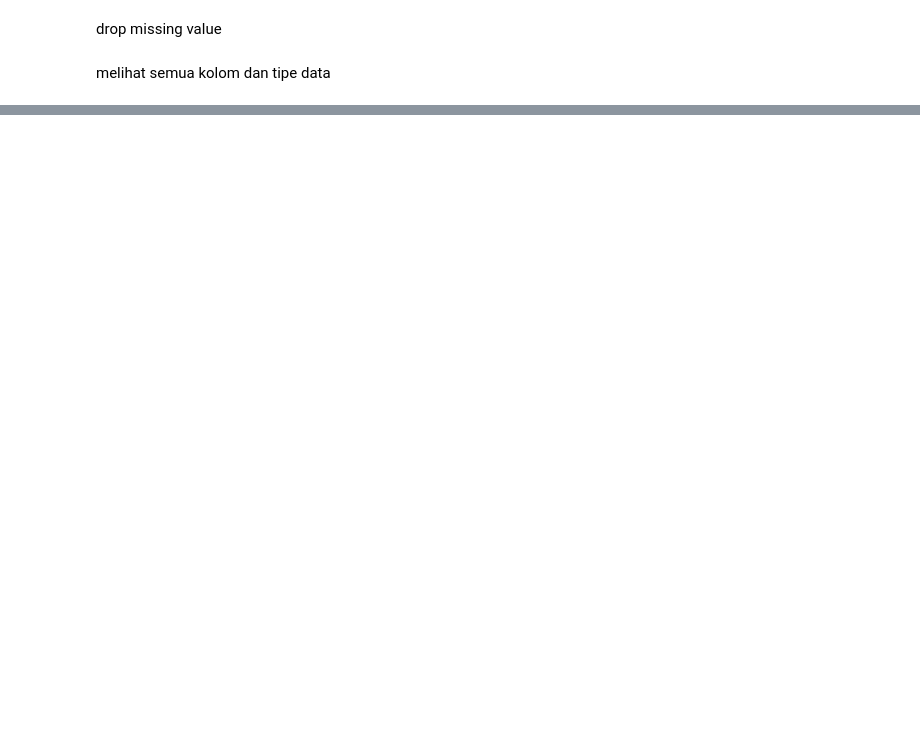
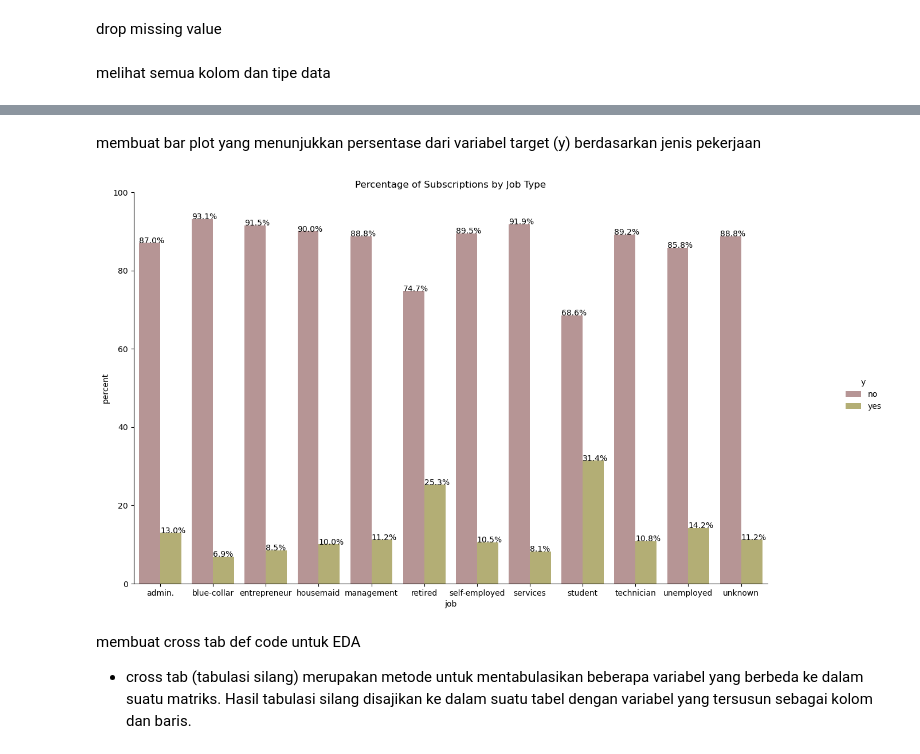
Before and after one commit to savitripitaloka/H8_012_10, a Jupyter notebook: Assignment 3/PYTN_Assgn_3_10_Savitri Dyah Ayu Pitaloka.ipynb, the cells around one changed output, grey strips where cells are left out. Saved outputs shown, nothing was run; the diff lists cells and outputs as text; code cells hidden in the pictures; blank space fills up the shorter version.

```diff
--- a/Assignment 3/PYTN_Assgn_3_10_Savitri Dyah Ayu Pitaloka.ipynb
+++ b/Assignment 3/PYTN_Assgn_3_10_Savitri Dyah Ayu Pitaloka.ipynb
@@ -240,0 +268,9 @@ memory usage: 964.2+ KB
+# %%
+df_bank['pdays_missing'] = 0
+df_bank['pdays_less_5'] = 0
+df_bank['pdays_greater_15'] = 0
+df_bank['pdays_bet_5_15'] = 0
+df_bank['pdays_missing'][df_bank['pdays'] == 999] = 1
+df_bank['pdays_less_5'][df_bank['pdays']<5] = 1
+df_bank['pdays_greater_15'][(df_bank['pdays']>15) & (df_bank['pdays']<999)] = 1
+df_bank['pdays_bet_5_15'][(df_bank['pdays']>=5)&(df_bank['pdays']<=15)]= 1
@@ -240,0 +279,3 @@ memory usage: 964.2+ KB
+# %%
+kol = ['duration', 'pdays']
+df_bank.drop(kol, axis=1,inplace=True)
@@ -240,0 +338,24 @@ memory usage: 964.2+ KB
+# %% [markdown]
+membuat bar plot yang menunjukkan persentase dari variabel target (y) berdasarkan jenis pekerjaan
+# %%
+from turtle import color, title
+
+
+df_job = df_bank.groupby("job")['y'].value_counts(normalize=True)
+df_job = df_job.mul(100)
+df_job = df_job.rename('percent').reset_index()
+
+g = sns.catplot(x='job',y='percent', hue='y', kind='bar', palette=['rosybrown','darkkhaki'], data=df_job).set(title="Percentage of Subscriptions by Job Type")
+g.ax.set_ylim(0,100)
+g.fig.set_size_inches(15,8)
+
+for p in g.ax.patches:
+    txt = str(p.get_height().round(1)) + '%'
+    txt_x = p.get_x()
+    txt_y= p.get_height()
+    g.ax.text(txt_x, txt_y,txt)
+# %% [output]
+[figure, added]
+# %% [markdown]
+membuat cross tab def code untuk EDA
+- cross tab (tabulasi silang) merupakan metode untuk mentabulasikan beberapa variabel yang berbeda ke dalam suatu matriks. Hasil tabulasi silang disajikan ke dalam suatu tabel dengan variabel yang tersusun sebagai kolom dan baris.
```
Also changed, not shown: parts of 132 cells of this notebook, 2 other files.
